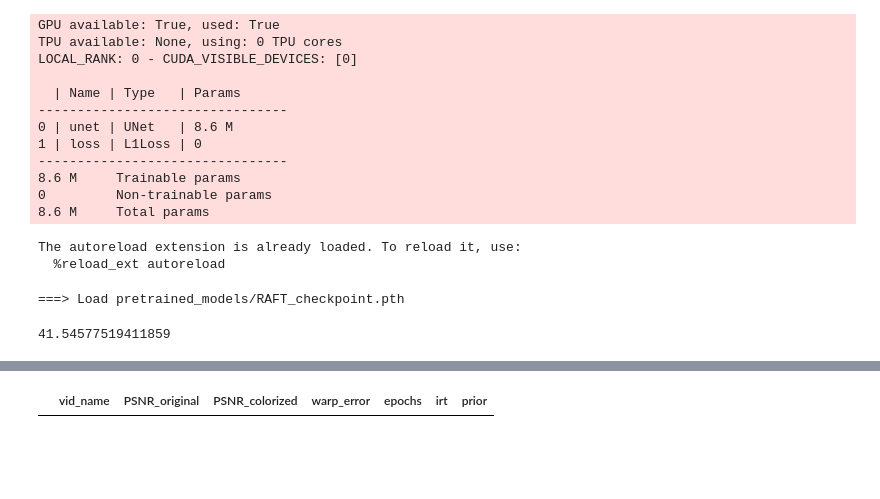
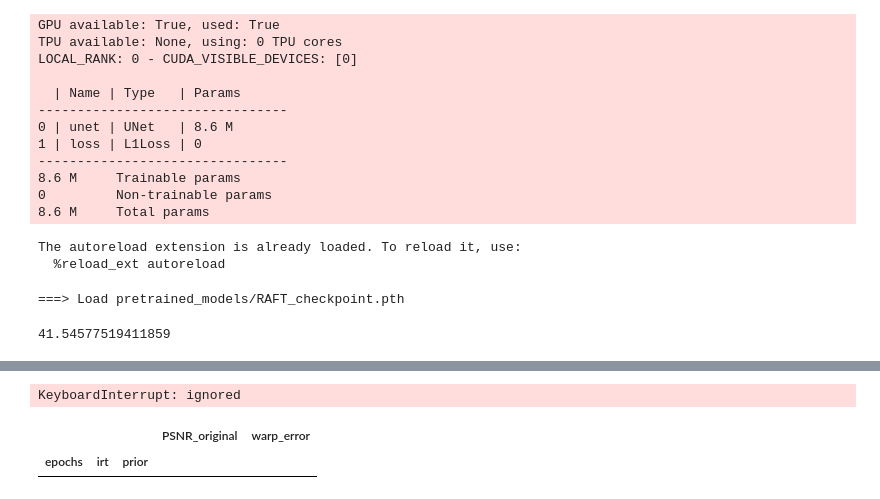
Before and after one commit to nicolas-dufour/instance-video-colorization, a Jupyter notebook: deepvideoprior.ipynb, the cells around one changed output, grey strips where cells are left out. Saved outputs shown, nothing was run; the diff lists cells and outputs as text; code cells hidden in the pictures; blank space fills up the shorter version.

```diff
--- a/deepvideoprior.ipynb
+++ b/deepvideoprior.ipynb
@@ -253,6 +253,6 @@ for path in tqdm(os.listdir(prior_folder)):
     warp_error =  compute_warp_error(prior_folder+path)
     PSNR_original = compute_video_psnr(orig_folder+path, prior_folder+path)
     PSNR_colorized = compute_video_psnr(colorized_folder+path, prior_folder+path)
-    df = df.append([path, PSNR_original, PSNR_colorized,warp_error,'50','0.01',True])
+    df = df.append(pd.DataFrame([[path, PSNR_original, PSNR_colorized,warp_error,'50',True,True]],columns=['vid_name','PSNR_original','PSNR_colorized','warp_error','epochs','irt','prior']))
 # %% [output]
 ===> Load pretrained_models/RAFT_checkpoint.pth
@@ -259,4 +428,12 @@ for path in tqdm(os.listdir(prior_folder)):
 # %%
-df
+df.to_csv('/content/drive/MyDrive/video_colorisation/results.csv',index=False)
-# %% [output]
-|  | vid_name | PSNR_original | PSNR_colorized | warp_error | epochs | irt | prior |
+# %%
+while True:
+    pass
+# %% [output]
+KeyboardInterrupt: ignored
+# %%
+df[df['prior']==False].groupby(['epochs','irt','prior']).mean()
+# %% [output]
+|  |  |  | PSNR_original | warp_error |
+| epochs | irt | prior |  |  |
```
Also changed, not shown: parts of 17 cells of this notebook.
